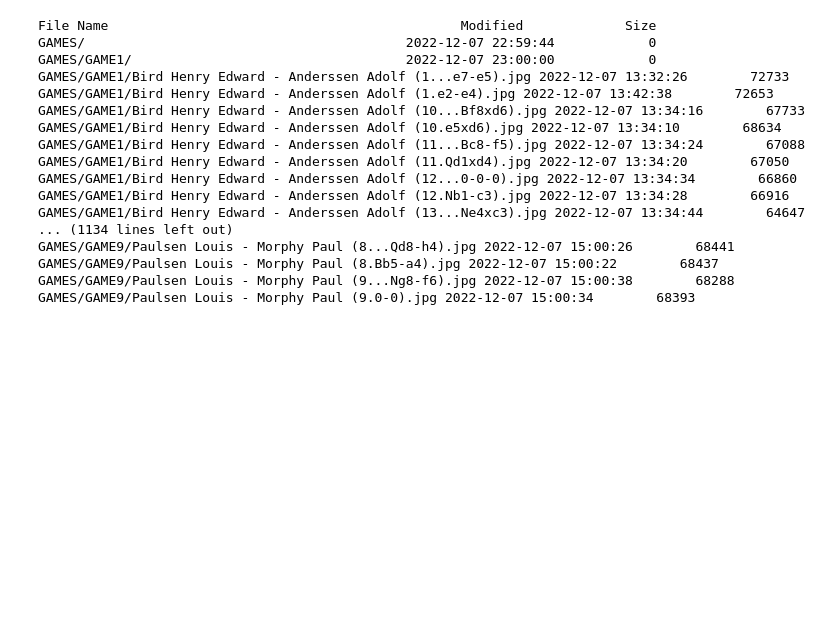
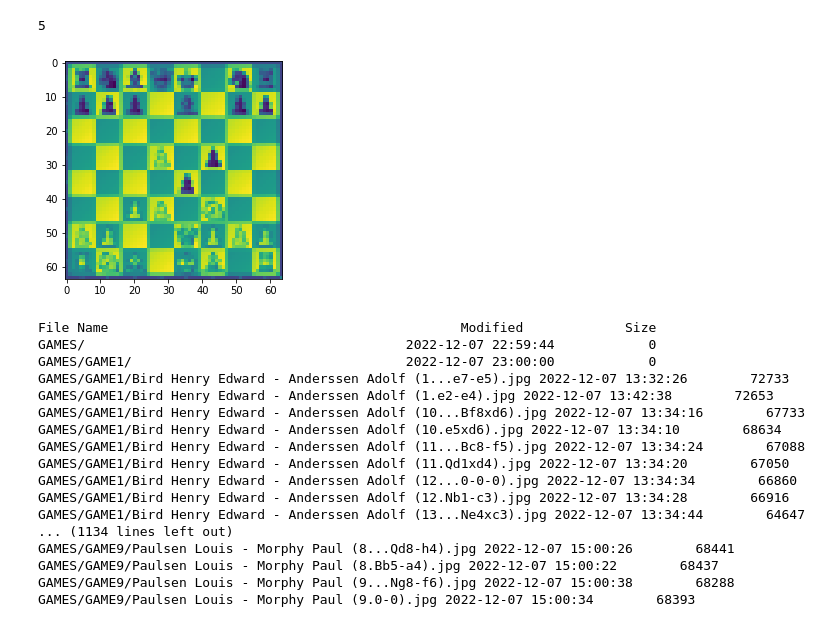
Before and after one commit to Berkay86/DeepPerson, a Jupyter notebook: Chess.ipynb, the cells around one changed output. Saved outputs shown, nothing was run; the diff lists cells and outputs as text; code cells hidden in the pictures; blank space fills up the shorter version.

```diff
--- a/Chess.ipynb
+++ b/Chess.ipynb
@@ -11,6 +11,12 @@ import matplotlib.pyplot as plt
 from zipfile import ZipFile
 from google.colab import files
 import os
+# %%
+plt.imshow(images[1])
+labels1[1]
+# %% [output]
+5
+[figure, added]
 # %%
 file2 = "/content/GAMES.zip"
 # %%
```
